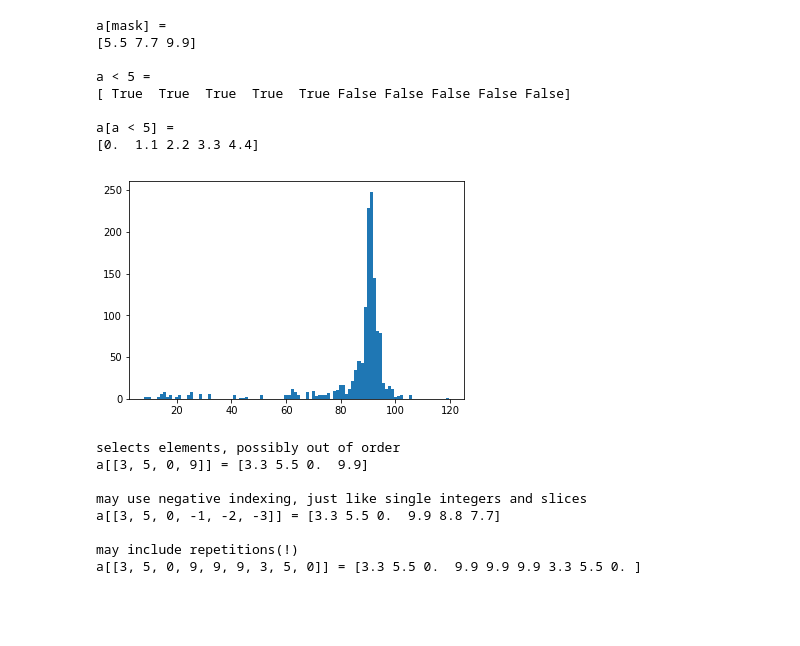
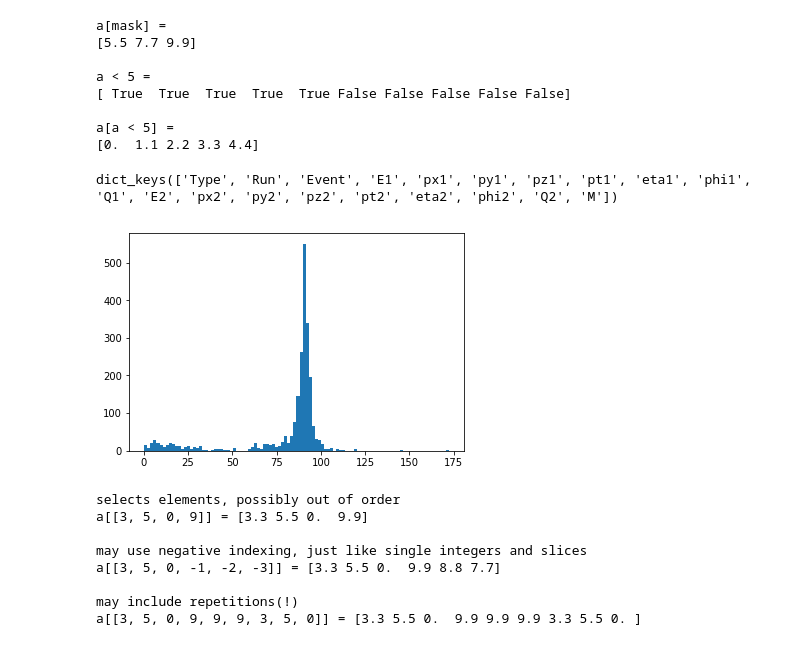
Before and after one commit to jpivarski-talks/2019-06-10-usatlas-argonne-python, a Jupyter notebook: 02-numpy-pandas-skills.ipynb, the cells around one changed output. Saved outputs shown, nothing was run; the diff lists cells and outputs as text; code cells hidden in the pictures; blank space fills up the shorter version.

```diff
--- a/02-numpy-pandas-skills.ipynb
+++ b/02-numpy-pandas-skills.ipynb
@@ -280,18 +241,21 @@ a < 5 =
 
 a[a < 5] =
 [0.  1.1 2.2 3.3 4.4]
-# %%
-def compute_eta(E, pz):
-    return numpy.log((E + pz)/(E - pz))/2
-etaZ = compute_eta(E1 + E2, pz1 + pz2)
-
-mask1 = (abs(etaZ) < 1)
-mask2 = mask1[Q1 != Q2]
-
-# Exercise: apply mask1 and mask2 to masses
-matplotlib.pyplot.hist(masses[mask1][mask2], bins=100);
-# %% [output]
-[figure, removed]
+# %%
+# Exercise: plot masses with (1) opposite charges and (2) both muon abs(eta) < 1
+# https://en.wikipedia.org/wiki/Pseudorapidity
+
+arrays = uproot.open("data/Zmumu.root")["events"].arrays(namedecode="utf-8")
+print(arrays.keys())
+for n in arrays:
+    exec(f"{n} = arrays['{n}']")
+
+%matplotlib inline
+import matplotlib.pyplot
+matplotlib.pyplot.hist(M, bins=100);
+# %% [output]
+dict_keys(['Type', 'Run', 'Event', 'E1', 'px1', 'py1', 'pz1', 'pt1', 'eta1', 'phi1', 'Q1', 'E2', 'px2', 'py2', 'pz2', 'pt2', 'eta2', 'phi2', 'Q2', 'M'])
+[figure, added]
 # %%
 # Arrays of integers can also be used as indexes.
 
```
Also changed, not shown: parts of 29 cells of this notebook.
